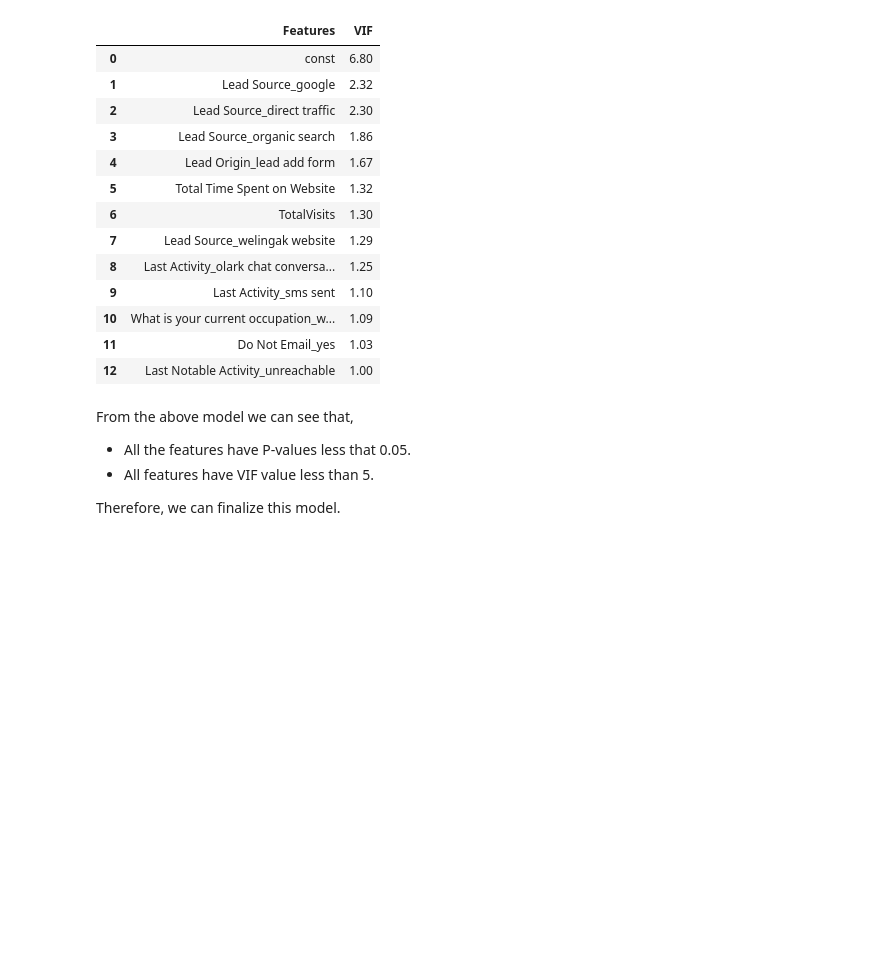
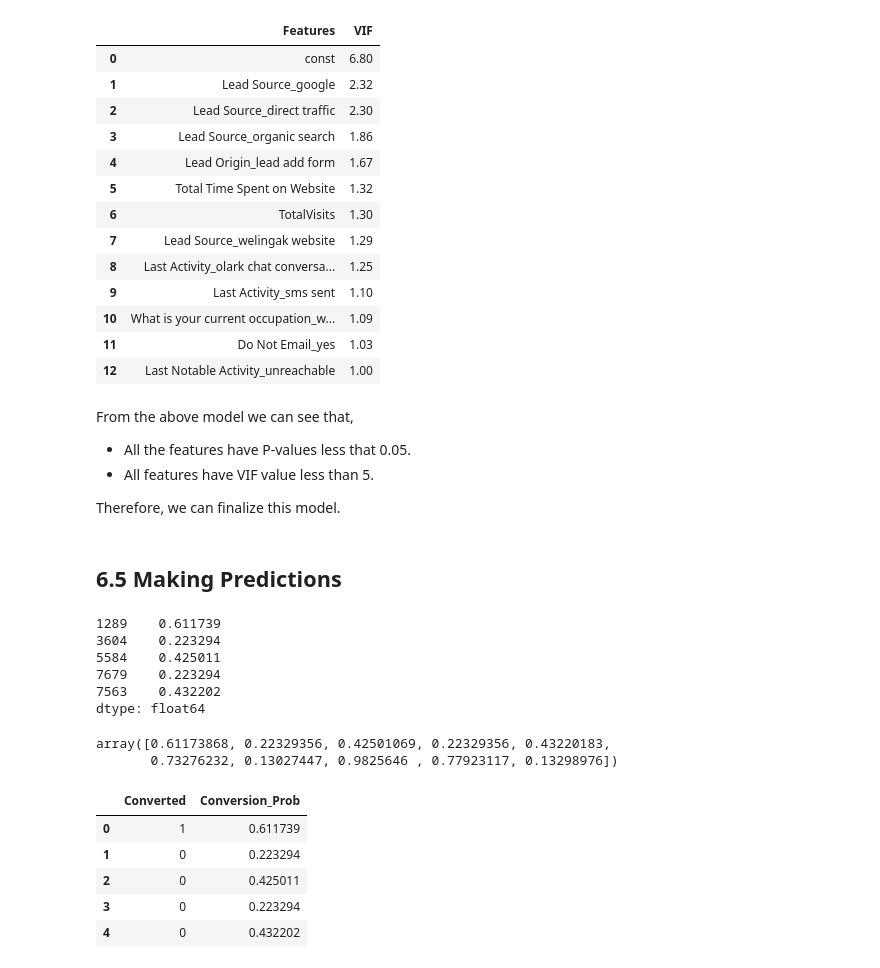
Before and after one commit to PrakNew/Lead-Scoring-Upgrad, a Jupyter notebook: lead_scoring_case_study.ipynb, the cells around one changed output. Saved outputs shown, nothing was run; the diff lists cells and outputs as text; code cells hidden in the pictures; blank space fills up the shorter version.

```diff
--- a/lead_scoring_case_study.ipynb
+++ b/lead_scoring_case_study.ipynb
@@ -912,3 +912,34 @@ From the above model we can see that,
 - All features have VIF value less than 5.
 
 Therefore, we can finalize this model.
+# %% [markdown]
+## 6.5 Making Predictions
+# %%
+# Predicting the probabilities on the train set
+y_train_pred = model4.predict(X_train_sm)
+y_train_pred.head()
+# %% [output]
+1289    0.611739
+3604    0.223294
+5584    0.425011
+7679    0.223294
+7563    0.432202
+dtype: float64
+# %%
+# Reshaping to an array
+y_train_pred = y_train_pred.values.reshape(-1)
+y_train_pred[:10]
+# %% [output]
+array([0.61173868, 0.22329356, 0.42501069, 0.22329356, 0.43220183,
+       0.73276232, 0.13027447, 0.9825646 , 0.77923117, 0.13298976])
+# %%
+# Data frame with given convertion rate and probablity of predicted ones
+y_train_pred_final = pd.DataFrame({'Converted':y_train.values, 'Conversion_Prob':y_train_pred})
+y_train_pred_final.head()
+# %% [output]
+|  | Converted | Conversion_Prob |
+| 0 | 1 | 0.611739 |
+| 1 | 0 | 0.223294 |
+| 2 | 0 | 0.425011 |
+| 3 | 0 | 0.223294 |
+| 4 | 0 | 0.432202 |
```
Also changed, not shown: parts of 1 cell of this notebook.
